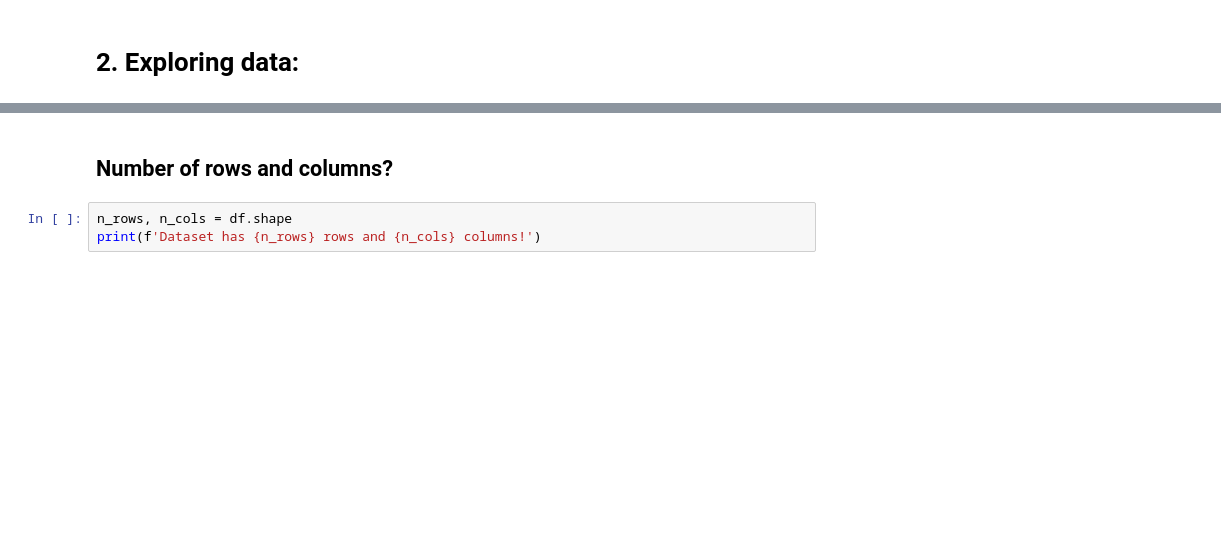
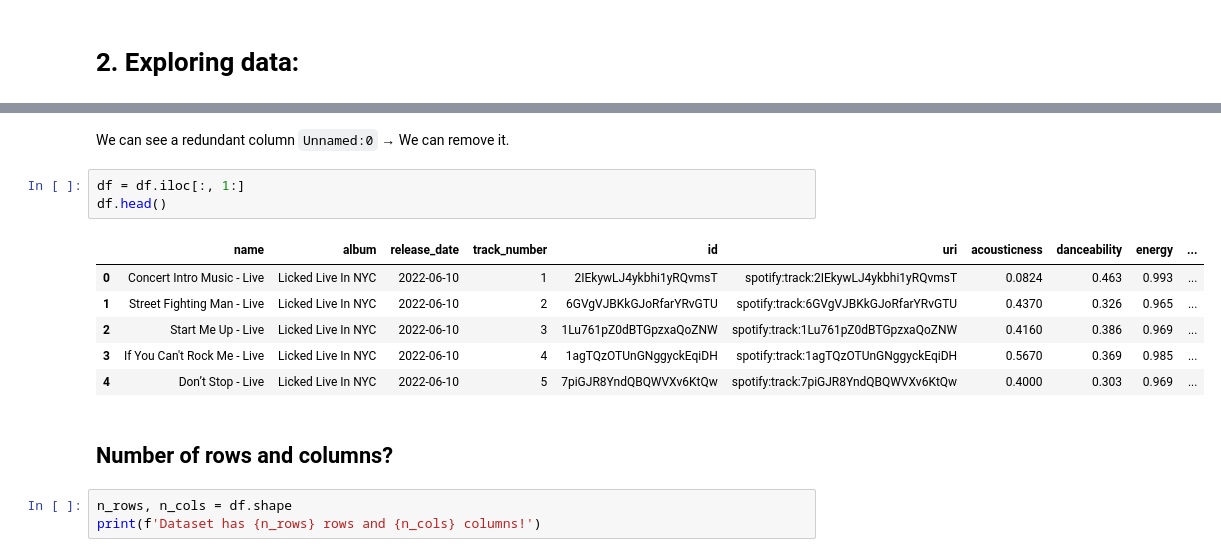
Before and after one commit to TrungTechh/HCMUS_CSC17104-Final-project, a Jupyter notebook: Final_project.ipynb, the cells around one changed output, grey strips where cells are left out. Saved outputs shown, nothing was run; the diff lists cells and outputs as text; blank space fills up the shorter version.

```diff
--- a/Final_project.ipynb
+++ b/Final_project.ipynb
@@ -57,3 +55,15 @@ df.head()
+# %% [markdown]
+We can see a redundant column `Unnamed:0` **&rarr;** We can remove it.
+# %%
+df = df.iloc[:, 1:]
+df.head()
+# %% [output]
+|  | name | album | release_date | track_number | id | uri | acousticness | danceability | energy | ... |
+| 0 | Concert Intro Music - Live | Licked Live In NYC | 2022-06-10 | 1 | 2IEkywLJ4ykbhi1yRQvmsT | spotify:track:2IEkywLJ4ykbhi1yRQvmsT | 0.0824 | 0.463 | 0.993 | ... |
+| 1 | Street Fighting Man - Live | Licked Live In NYC | 2022-06-10 | 2 | 6GVgVJBKkGJoRfarYRvGTU | spotify:track:6GVgVJBKkGJoRfarYRvGTU | 0.4370 | 0.326 | 0.965 | ... |
+| 2 | Start Me Up - Live | Licked Live In NYC | 2022-06-10 | 3 | 1Lu761pZ0dBTGpzxaQoZNW | spotify:track:1Lu761pZ0dBTGpzxaQoZNW | 0.4160 | 0.386 | 0.969 | ... |
+| 3 | If You Can't Rock Me - Live | Licked Live In NYC | 2022-06-10 | 4 | 1agTQzOTUnGNggyckEqiDH | spotify:track:1agTQzOTUnGNggyckEqiDH | 0.5670 | 0.369 | 0.985 | ... |
+| 4 | Don’t Stop - Live | Licked Live In NYC | 2022-06-10 | 5 | 7piGJR8YndQBQWVXv6KtQw | spotify:track:7piGJR8YndQBQWVXv6KtQw | 0.4000 | 0.303 | 0.969 | ... |
 # %% [markdown]
 ## Number of rows and columns?
 # %%
```
Also changed, not shown: parts of 21 cells of this notebook, 3 other files.
